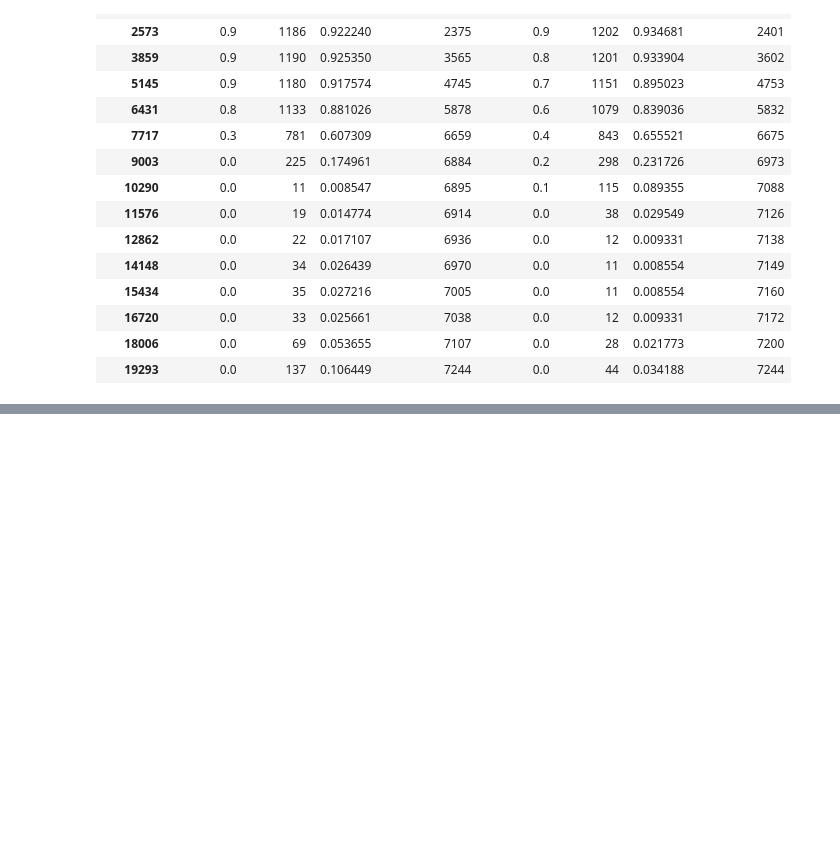
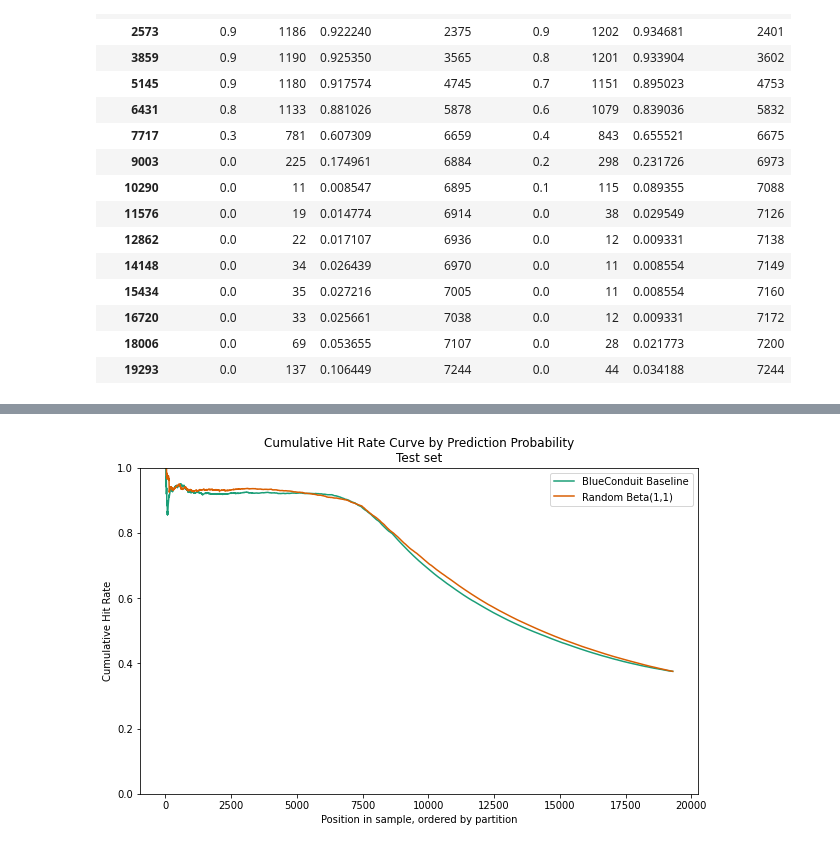
Before and after one commit to mcembalest/teamBlueConduit, a Jupyter notebook: notebooks/Evaluation-by-partitions.ipynb, the cells around one changed output, grey strips where cells are left out. Drawn from its saved outputs; the diff is of its cells as text; code cells hidden in the pictures; blank space fills up the shorter version.

```diff
--- a/notebooks/Evaluation-by-partitions.ipynb
+++ b/notebooks/Evaluation-by-partitions.ipynb
@@ -129,0 +171,21 @@ plot_hit_rate_curve(**plot_args_test)
+# %%
+# plot hit rate curves
+test_index = data_bl['test_index']
+y_test = data_bl['Ytest']
+
+plot_args = {
+    'plot_probs': False,
+    'labels':['BlueConduit Baseline', 'Random Beta(1,1)'],
+    'mode':'all',
+    'y_true': y_test,
+    'y_pred': [data_bl['test_pred'], data_diff['test_pred']],
+    'title_suffix': 'Test set',
+    'mode':'partition',
+    'parcel_df':parcel_gdf,
+    'index_list': test_index,
+    'threshold_init':0.9
+}
+
+plot_hit_rate_curve(**plot_args)
+# %% [output]
+[figure, added]
```
Also changed, not shown: parts of 6 cells of this notebook, 1 other file.
